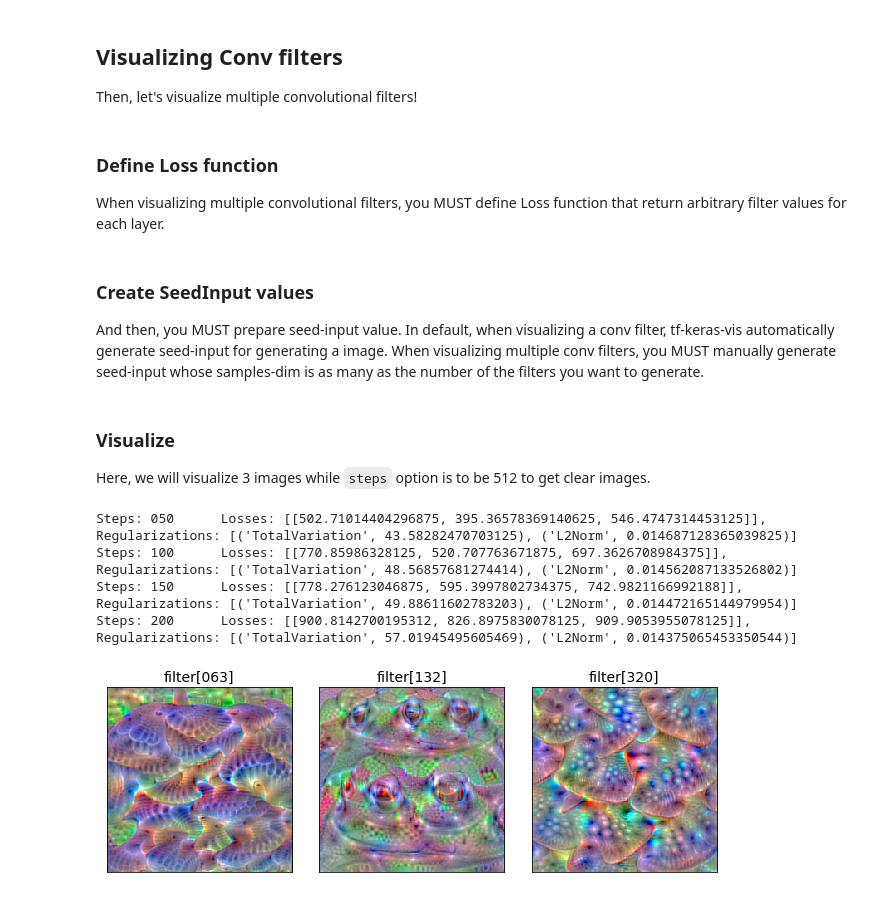
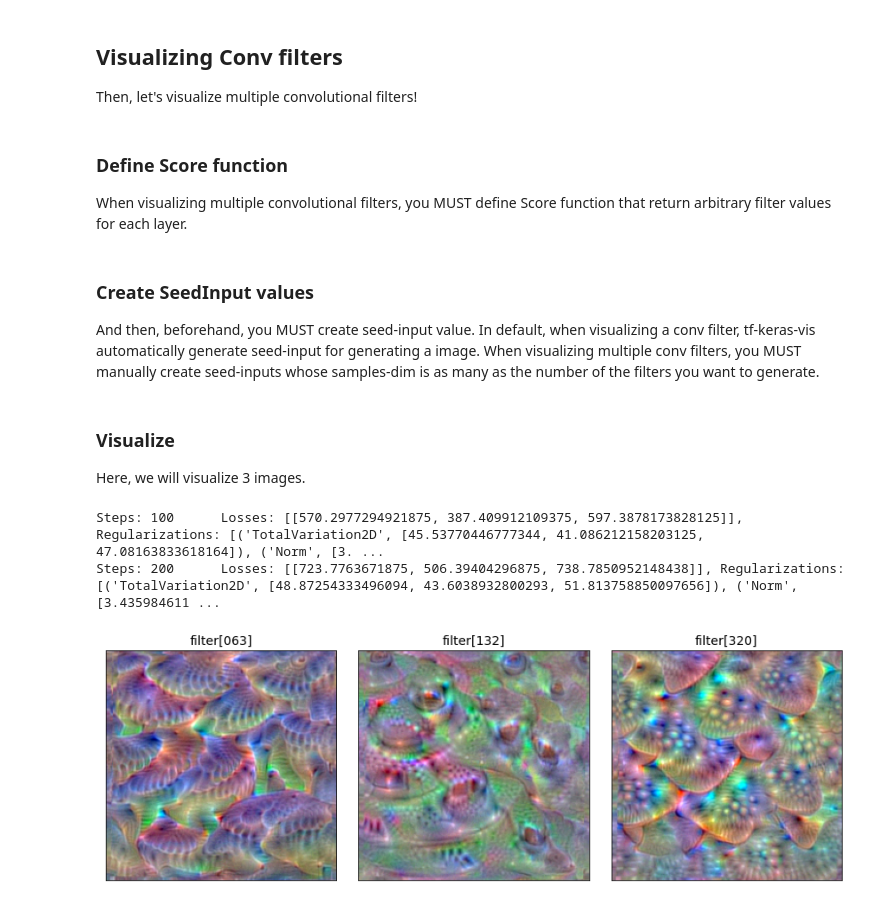
Before and after one commit to keisen/tf-keras-vis, a Jupyter notebook: examples/visualize_conv_filters.ipynb, the cells around one changed output. Cells and saved outputs as stored; diff of their text form; code cells hidden in the pictures.

```diff
--- a/examples/visualize_conv_filters.ipynb
+++ b/examples/visualize_conv_filters.ipynb
@@ -64,9 +63,9 @@ layer_name = 'block5_conv3' # The target layer that is the last layer of VGG16.
 
 def model_modifier(current_model):
     target_layer = current_model.get_layer(name=layer_name)
+    target_layer.activation = tf.keras.activations.linear
     new_model = tf.keras.Model(inputs=current_model.inputs,
                                outputs=target_layer.output)
-    new_model.layers[-1].activation = tf.keras.activations.linear
     return new_model
 # %% [markdown]
 ### Create ActivationMaximization Instnace
@@ -89,3 +85,12 @@ def loss(output):
+# %%
+from tf_keras_vis.utils.scores import CategoricalScore
+
+filter_number = 63
+score = CategoricalScore(filter_number)
+
+# Instead of CategoricalScore function object, you can define the scratch function such as below:
+def score_function(output):
+    return output[..., filter_number]
 # %% [markdown]
 ### Visualize
 
@@ -120,6 +123,6 @@ Wall time: 11min 4s
 
 Then, let's visualize multiple convolutional filters!
 # %% [markdown]
-### Define Loss function
+### Define Score function
 
-When visualizing multiple convolutional filters, you MUST define Loss function that return arbitrary filter values for each layer.
+When visualizing multiple convolutional filters, you MUST define Score function that return arbitrary filter values for each layer.
@@ -132,7 +129,12 @@ def loss(output):
+# %%
+from tf_keras_vis.utils.scores import CategoricalScore
+
+filter_numbers = [63, 132, 320]
+score = CategoricalScore(filter_numbers)
 # %% [markdown]
 ### Create SeedInput values
 
-And then, you MUST prepare seed-input value. In default, when visualizing a conv filter, tf-keras-vis automatically generate seed-input for generating a image. When visualizing multiple conv filters, you MUST manually generate seed-input whose samples-dim is as many as the number of the filters you want to generate.
+And then, beforehand, you MUST create seed-input value. In default, when visualizing a conv filter, tf-keras-vis automatically generate seed-input for generating a image. When visualizing multiple conv filters, you MUST manually create seed-inputs whose samples-dim is as many as the number of the filters you want to generate.
 # %%
 # Define seed inputs whose shape is (samples, height, width, channels).
 
@@ -140,29 +142,27 @@ seed_input = tf.random.uniform((3, 224, 224, 3), 0, 255)
 # %% [markdown]
 ### Visualize
 
-Here, we will visualize 3 images while `steps` option is to be 512 to get clear images.
+Here, we will visualize 3 images.
 # %%
 %%time
+from tf_keras_vis.activation_maximization.callbacks import GifGenerator2D
+from tf_keras_vis.utils.input_modifiers import Jitter, Rotate
 
 # Generate max activation
-activations = activation_maximization(loss,
-                                      seed_input=seed_input, # To generate multiple images
-                                      callbacks=[Print(interval=50)])
-images = [activation.astype(np.uint8) for activation in activations]
-
+activations = activation_maximization(score,
+                                      seed_input=seed_input,
+                                      callbacks=[Logger(interval=100)])
 # Render
-subplot_args = { 'nrows': 1, 'ncols': 3, 'figsize': (9, 3),
+subplot_args = { 'nrows': 1, 'ncols': 3, 'figsize': (12, 4),
                  'subplot_kw': {'xticks': [], 'yticks': []} }
 f, ax = plt.subplots(**subplot_args)
 for i, filter_number in enumerate(filter_numbers):
     ax[i].set_title('filter[{:03d}]'.format(filter_number), fontsize=14)
-    ax[i].imshow(images[i])
+    ax[i].imshow(activations[i])
 plt.tight_layout()
 plt.savefig('images/visualize-filters')
 plt.show()
 # %% [output]
-Steps: 050      Losses: [[502.71014404296875, 395.36578369140625, 546.4747314453125]],  Regularizations: [('TotalVariation', 43.58282470703125), ('L2Norm', 0.014687128365039825)]
-Steps: 100      Losses: [[770.85986328125, 520.707763671875, 697.3626708984375]],       Regularizations: [('TotalVariation', 48.56857681274414), ('L2Norm', 0.014562087133526802)]
-Steps: 150      Losses: [[778.276123046875, 595.3997802734375, 742.9821166992188]],     Regularizations: [('TotalVariation', 49.88611602783203), ('L2Norm', 0.014472165144979954)]
-Steps: 200      Losses: [[900.8142700195312, 826.8975830078125, 909.9053955078125]],    Regularizations: [('TotalVariation', 57.01945495605469), ('L2Norm', 0.014375065453350544)]
+Steps: 100      Losses: [[570.2977294921875, 387.409912109375, 597.3878173828125]],     Regularizations: [('TotalVariation2D', [45.53770446777344, 41.086212158203125, 47.08163833618164]), ('Norm', [3. ...
+Steps: 200      Losses: [[723.7763671875, 506.39404296875, 738.7850952148438]], Regularizations: [('TotalVariation2D', [48.87254333496094, 43.6038932800293, 51.813758850097656]), ('Norm', [3.435984611 ...
-[figure, old version]
+[figure, new version]
```
Also changed, not shown: parts of 14 cells of this notebook, 6 other files.
